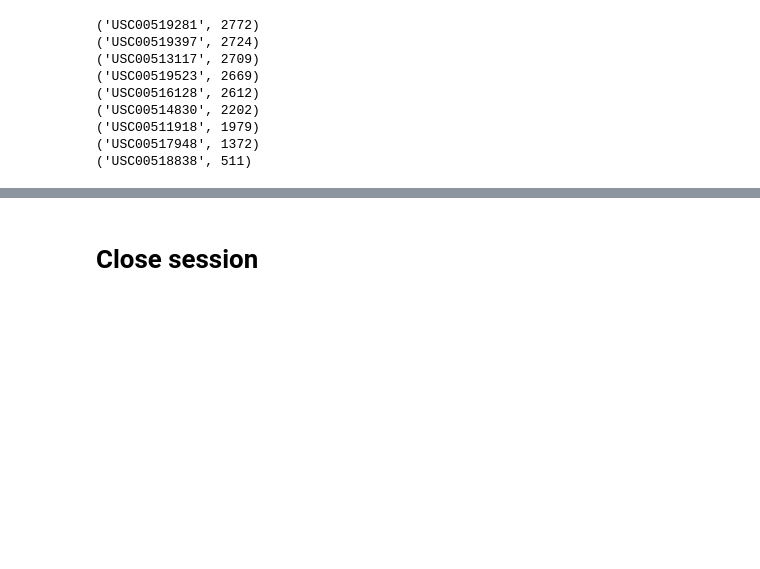
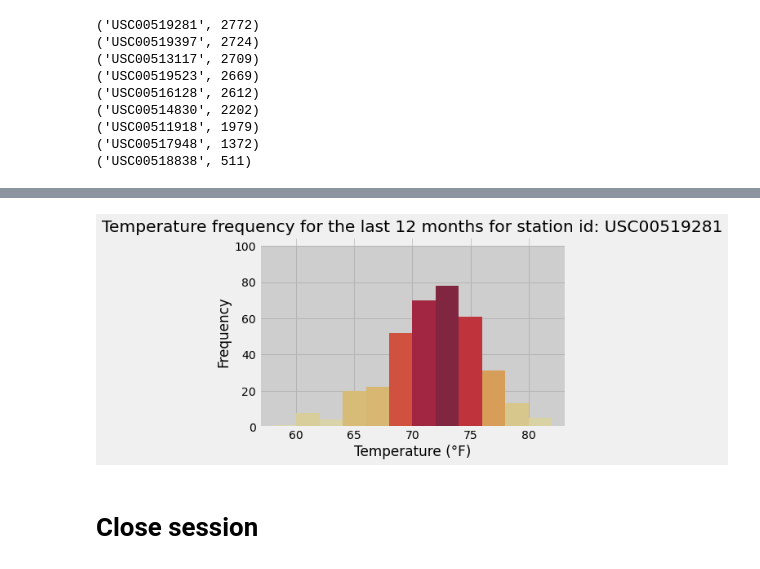
Before and after one commit to JuanjoFernandez/sqlalchemy-challenge, a Jupyter notebook: climate_starter.ipynb, the cells around one changed output, grey strips where cells are left out. Cells and saved outputs as stored; diff of their text form; code cells hidden in the pictures; blank space fills up the shorter version.

Commit message:
Adds station histogram

```diff
--- a/climate_starter.ipynb
+++ b/climate_starter.ipynb
@@ -176,3 +169,32 @@ WHERE measurement.station = ? GROUP BY measurement.station
+# %%
+# Using the most active station id
+# Query the last 12 months of temperature observation data for this station and plot the results as a histogram
+
+# Building the query
+hist_data = session.query(Measurement.station, Measurement.date, Measurement.tobs)\
+.filter(Measurement.station ==  first_station)\
+.limit(365)
+
+# Saving the results as a Dataframe
+histogram_temp = pd.DataFrame(hist_data, columns = ['Station', 'Date', 'Temperature'])
+histogram_temp.drop(columns = 'Station', inplace = True)
+histogram_temp.set_index('Date', drop = True, inplace= True)
+
+# Booooring plot, lets shine it up, I really hope it does not backfire
+n, bins, patches = plt.hist(histogram_temp, bins=12, facecolor = '#2ab0ff')
+for i in range(len(patches)):
+    patches[i].set_facecolor(plt.cm.YlOrRd(n[i]/max(n)))
+plt.axhspan(0, 100, facecolor='grey', alpha=0.3)
+
+# Plot parameters
+plt.xlabel('Temperature (°F)')
+plt.ylabel('Frequency')
+plt.title(f'Temperature frequency for the last 12 months for station id: {first_station}')
+
+# showing the plot
+plt.show()
+# %% [output]
+[figure, added]
 # %% [markdown]
 # Close session
 # %%
```
Also changed, not shown: parts of 3 cells of this notebook, 2 other files.
